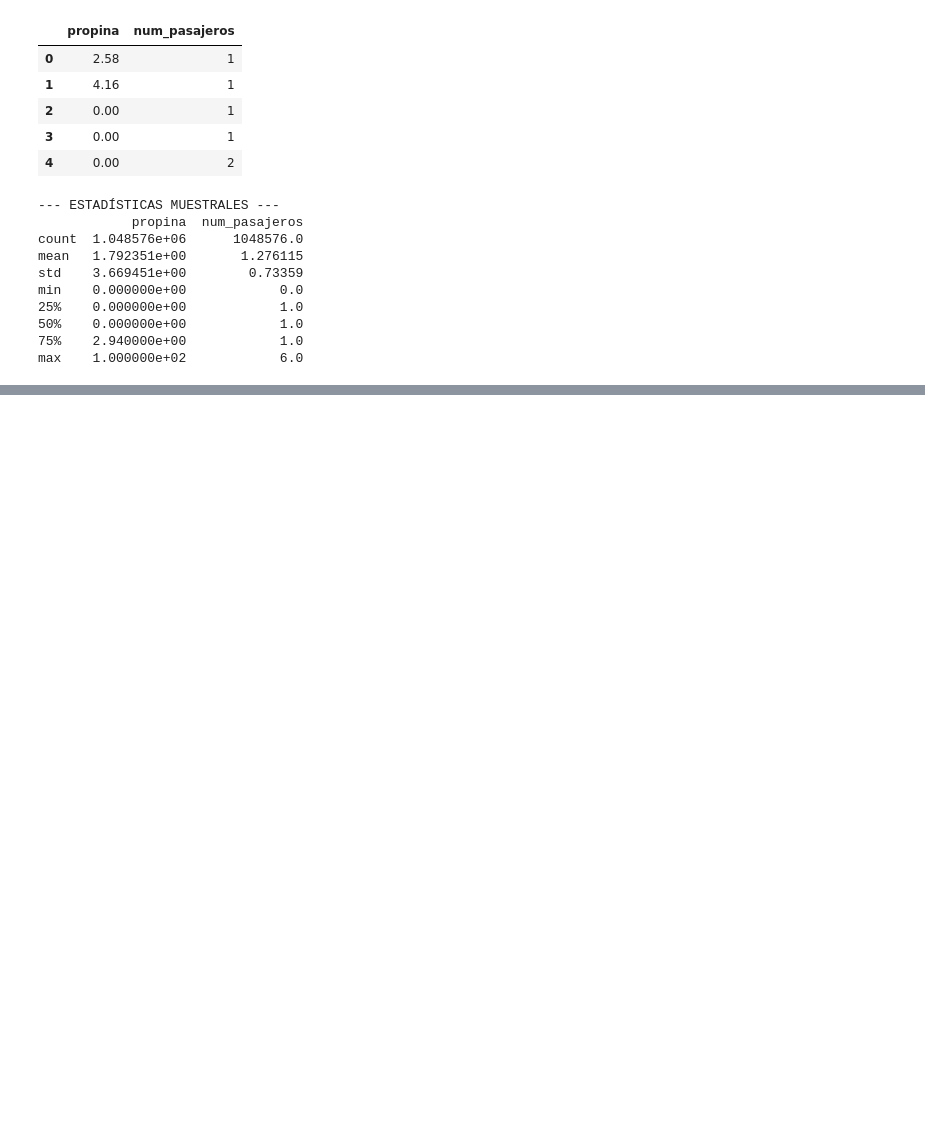
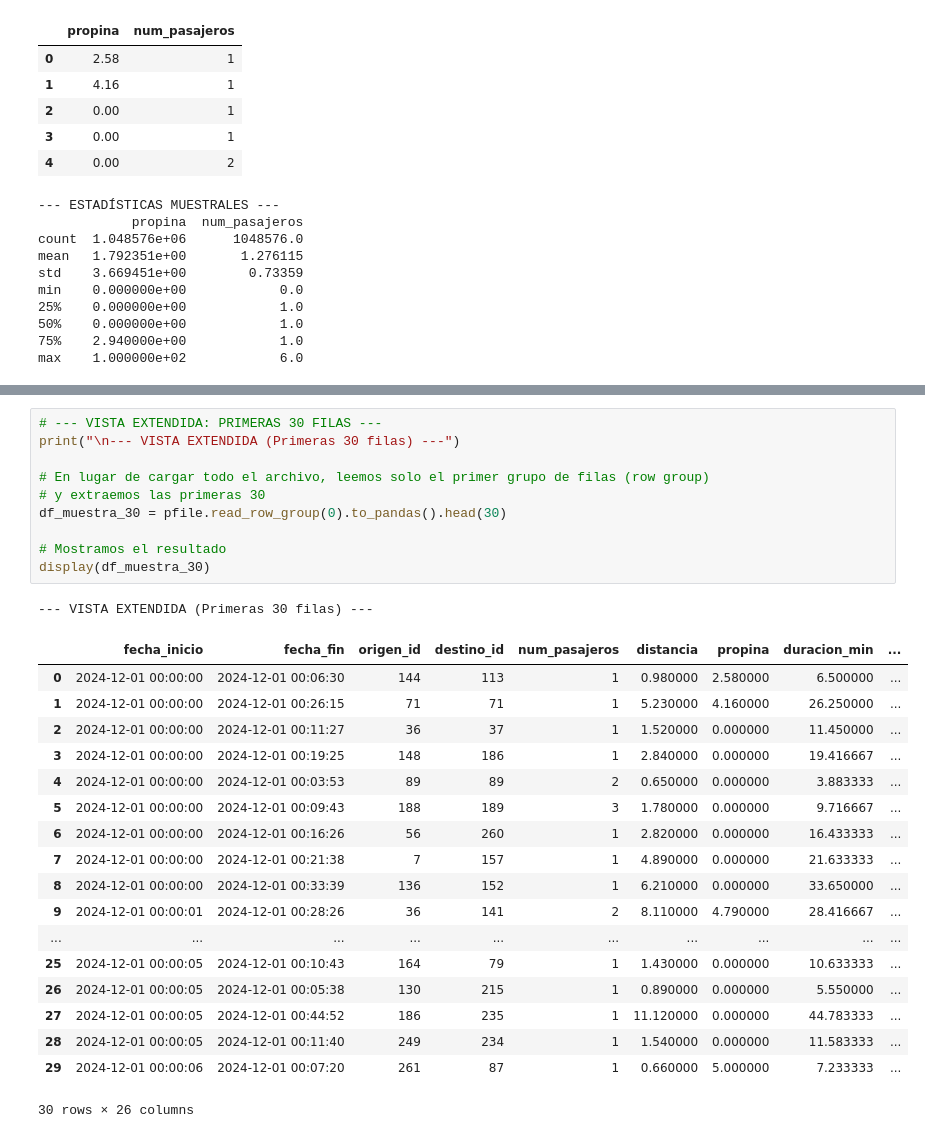
Before and after one commit to carmengranadosv/PD2-conducIA, a Jupyter notebook: src/modelos/preparar_datosFinales/comprobar_datosFinales.ipynb, the cells around one changed output, grey strips where cells are left out. Saved outputs shown, nothing was run; the diff lists cells and outputs as text; blank space fills up the shorter version.

Commit message:
Update comprobar_datosFinales.ipynb
Comprobamos que el dataset esta ordenado por fecha

```diff
--- a/src/modelos/preparar_datosFinales/comprobar_datosFinales.ipynb
+++ b/src/modelos/preparar_datosFinales/comprobar_datosFinales.ipynb
@@ -157,0 +182,30 @@ max    1.000000e+02            6.0
+# %%
+# --- VISTA EXTENDIDA: PRIMERAS 30 FILAS ---
+print("\n--- VISTA EXTENDIDA (Primeras 30 filas) ---")
+
+# En lugar de cargar todo el archivo, leemos solo el primer grupo de filas (row group)
+# y extraemos las primeras 30
+df_muestra_30 = pfile.read_row_group(0).to_pandas().head(30)
+
+# Mostramos el resultado
+display(df_muestra_30)
+# %% [output]
+--- VISTA EXTENDIDA (Primeras 30 filas) ---
+|  | fecha_inicio | fecha_fin | origen_id | destino_id | num_pasajeros | distancia | propina | duracion_min | ... |
+| 0 | 2024-12-01 00:00:00 | 2024-12-01 00:06:30 | 144 | 113 | 1 | 0.980000 | 2.580000 | 6.500000 | ... |
+| 1 | 2024-12-01 00:00:00 | 2024-12-01 00:26:15 | 71 | 71 | 1 | 5.230000 | 4.160000 | 26.250000 | ... |
+| 2 | 2024-12-01 00:00:00 | 2024-12-01 00:11:27 | 36 | 37 | 1 | 1.520000 | 0.000000 | 11.450000 | ... |
+| 3 | 2024-12-01 00:00:00 | 2024-12-01 00:19:25 | 148 | 186 | 1 | 2.840000 | 0.000000 | 19.416667 | ... |
+| 4 | 2024-12-01 00:00:00 | 2024-12-01 00:03:53 | 89 | 89 | 2 | 0.650000 | 0.000000 | 3.883333 | ... |
+| 5 | 2024-12-01 00:00:00 | 2024-12-01 00:09:43 | 188 | 189 | 3 | 1.780000 | 0.000000 | 9.716667 | ... |
+| 6 | 2024-12-01 00:00:00 | 2024-12-01 00:16:26 | 56 | 260 | 1 | 2.820000 | 0.000000 | 16.433333 | ... |
+| 7 | 2024-12-01 00:00:00 | 2024-12-01 00:21:38 | 7 | 157 | 1 | 4.890000 | 0.000000 | 21.633333 | ... |
+| 8 | 2024-12-01 00:00:00 | 2024-12-01 00:33:39 | 136 | 152 | 1 | 6.210000 | 0.000000 | 33.650000 | ... |
+| 9 | 2024-12-01 00:00:01 | 2024-12-01 00:28:26 | 36 | 141 | 2 | 8.110000 | 4.790000 | 28.416667 | ... |
+| ... | ... | ... | ... | ... | ... | ... | ... | ... | ... |
+| 25 | 2024-12-01 00:00:05 | 2024-12-01 00:10:43 | 164 | 79 | 1 | 1.430000 | 0.000000 | 10.633333 | ... |
+| 26 | 2024-12-01 00:00:05 | 2024-12-01 00:05:38 | 130 | 215 | 1 | 0.890000 | 0.000000 | 5.550000 | ... |
+| 27 | 2024-12-01 00:00:05 | 2024-12-01 00:44:52 | 186 | 235 | 1 | 11.120000 | 0.000000 | 44.783333 | ... |
+| 28 | 2024-12-01 00:00:05 | 2024-12-01 00:11:40 | 249 | 234 | 1 | 1.540000 | 0.000000 | 11.583333 | ... |
+| 29 | 2024-12-01 00:00:06 | 2024-12-01 00:07:20 | 261 | 87 | 1 | 0.660000 | 5.000000 | 7.233333 | ... |
+30 rows × 26 columns
```
Also changed, not shown: parts of 2 cells of this notebook.
